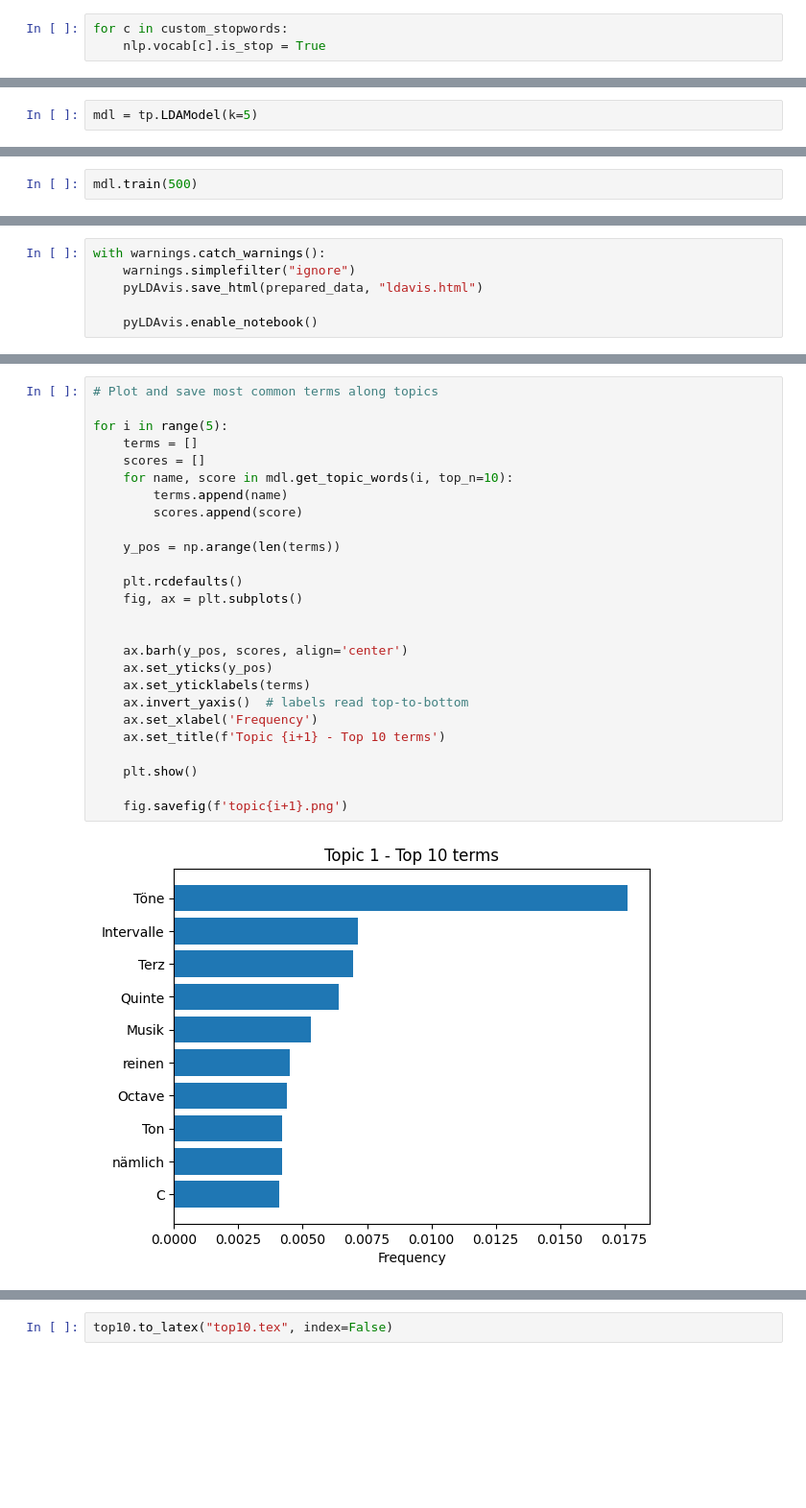
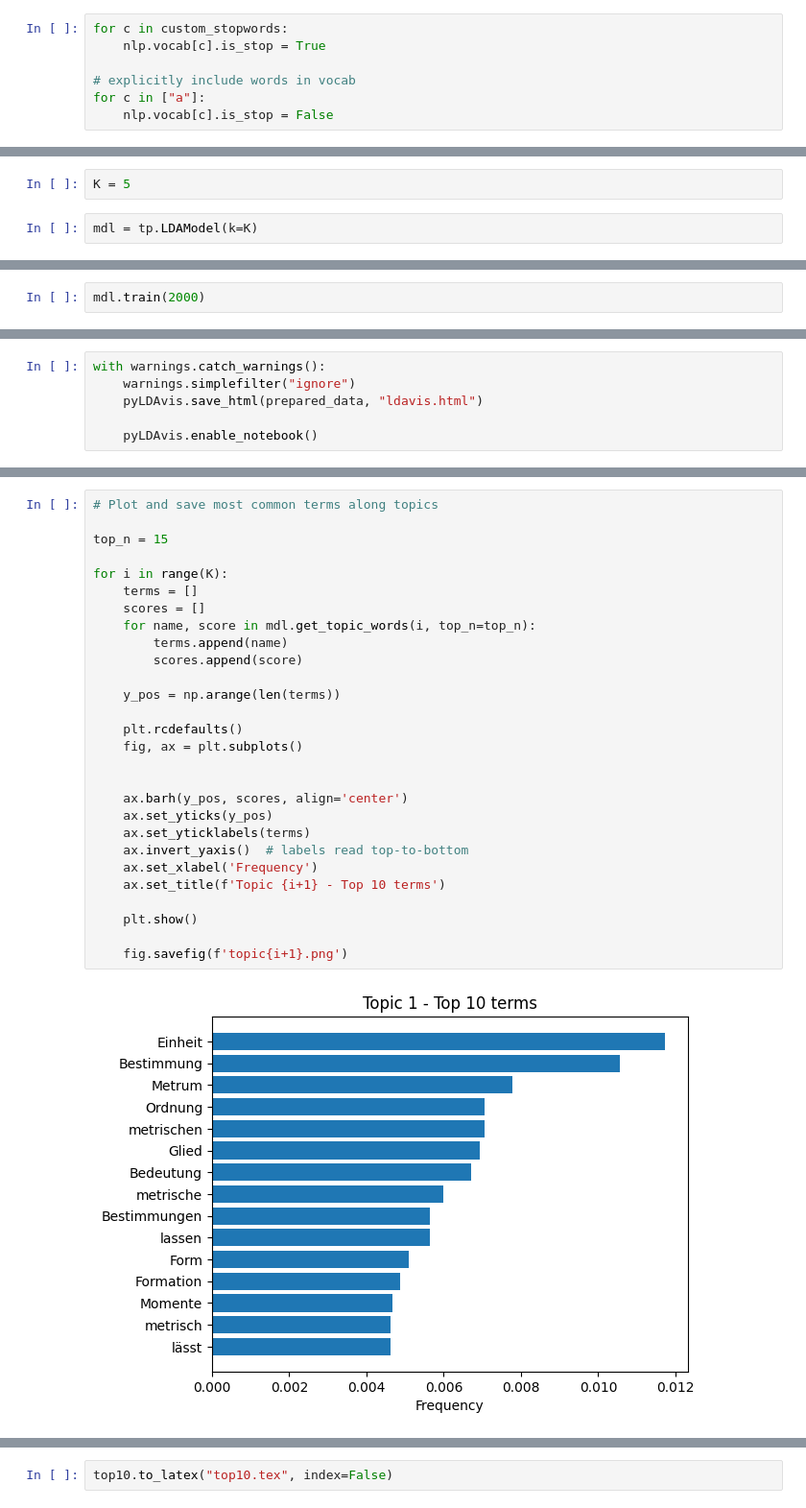
Before and after one commit to DCMLab/ddd, a Jupyter notebook: text_stats.ipynb, the cells around one changed output, grey strips where cells are left out. Shown: that part at 96% size. Drawn from its saved outputs; the diff is of its cells as text; blank space fills up the shorter version.

```diff
--- a/text_stats.ipynb
+++ b/text_stats.ipynb
@@ -21,6 +21,10 @@ custom_stopwords = ['B.', '$', 'Fig', 'z.', 'MATH', '=', "S."]
 # %%
 for c in custom_stopwords:
     nlp.vocab[c].is_stop = True
+
+# explicitly include words in vocab
+for c in ["a"]:
+    nlp.vocab[c].is_stop = False
 # %%
 # Parse files
 file_list = []
@@ -141,8 +145,10 @@ df
 df.to_csv('text_stats.csv', encoding='utf-8')
 # %% [markdown]
 ## Topic modeling
+# %%
+K = 5
 # %%
-mdl = tp.LDAModel(k=5)
+mdl = tp.LDAModel(k=K)
 # %%
 for txt in texts.values():
     words = [token.text
@@ -151,7 +157,7 @@ for txt in texts.values():
     for i in range(0,len(words),100):
         mdl.add_doc(words[i: i+100])
 # %%
-mdl.train(500)
+mdl.train(2000)
 # %%
 mdl.save('topmodel.bin', full=False)
 # %% [markdown]
@@ -189,28 +195,30 @@ pyLDAvis.display(prepared_data)
 # %%
 # Plot and save most common terms along topics
 
-for i in range(5):
+top_n = 15
+
+for i in range(K):
     terms = []
     scores = []
-    for name, score in mdl.get_topic_words(i, top_n=10):
+    for name, score in mdl.get_topic_words(i, top_n=top_n):
         terms.append(name)
         scores.append(score)
 
     y_pos = np.arange(len(terms))
 
     plt.rcdefaults()
     fig, ax = plt.subplots()
 
 
     ax.barh(y_pos, scores, align='center')
     ax.set_yticks(y_pos)
     ax.set_yticklabels(terms)
     ax.invert_yaxis()  # labels read top-to-bottom
     ax.set_xlabel('Frequency')
     ax.set_title(f'Topic {i+1} - Top 10 terms')
 
     plt.show()
 
     fig.savefig(f'topic{i+1}.png')
 # %% [output]
-[figure, old version]
+[figure, new version]
```
Also changed, not shown: parts of 15 cells of this notebook, 17 other files.
